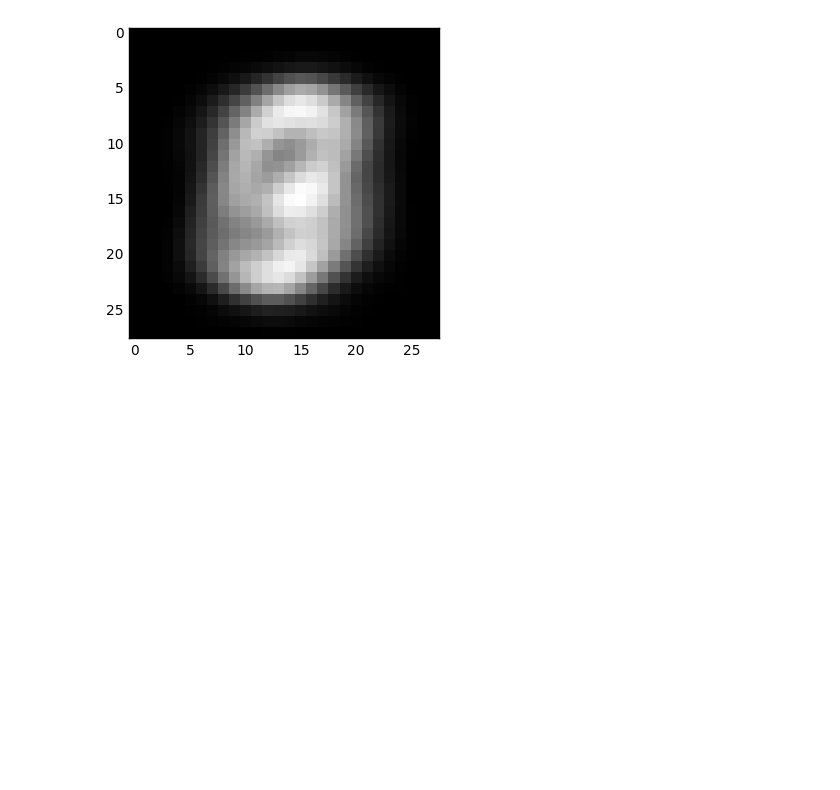
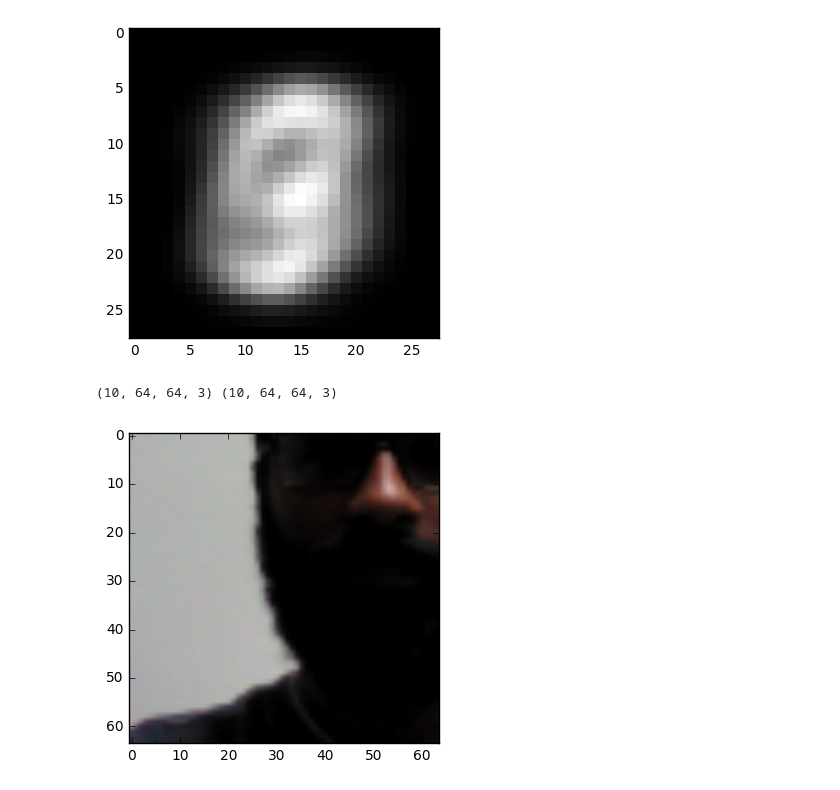
Before and after one commit to coding-blocks-archives/Perceptron_Bootcamp_Summer_2017, a Jupyter notebook: class_03/try_digit.ipynb, the cells around one changed output. Saved outputs shown, nothing was run; the diff lists cells and outputs as text; code cells hidden in the pictures; blank space fills up the shorter version.

Commit message:
Face region fix

```diff
--- a/class_03/try_digit.ipynb
+++ b/class_03/try_digit.ipynb
@@ -19,3 +19,10 @@ plt.imshow(my_data[:, :].mean(axis=0).reshape((28, 28)), cmap='gray', interpolat
 plt.show()
 # %% [output]
 [figure]
+# %%
+f1 = np.load('./face_01.npy')
+f2 = np.load('./face_02.npy')
+
+print f1.shape, f2.shape
+# %% [output]
+(10, 64, 64, 3) (10, 64, 64, 3)
@@ -21,0 +31,7 @@ plt.show()
+# %%
+plt.figure(0)
+
+plt.imshow(cv2.cvtColor(f2[3, :], cv2.COLOR_BGR2RGB))
+plt.show()
+# %% [output]
+[figure, added]
```
Also changed, not shown: parts of 1 cell of this notebook, 1 other file.
